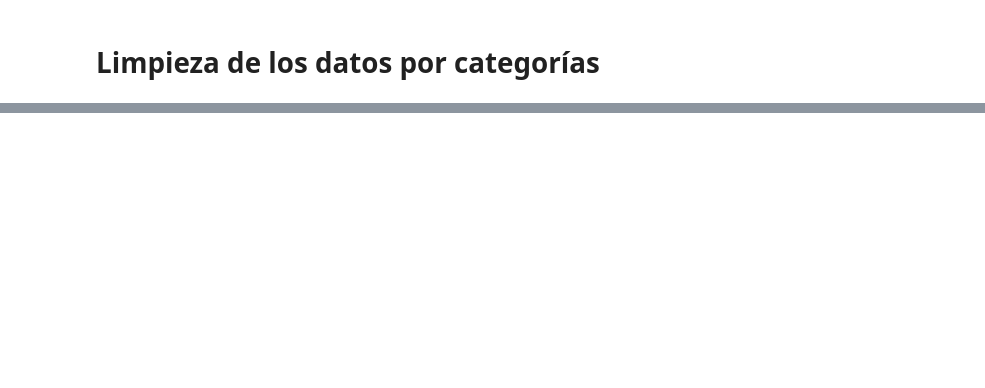
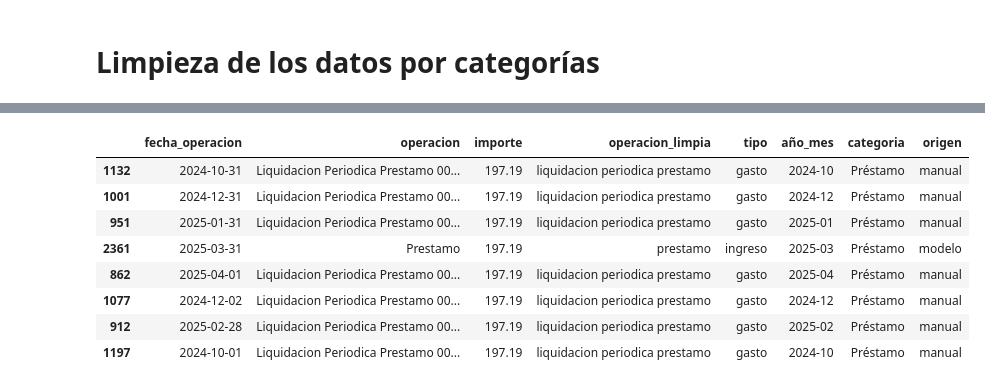
Before and after one commit to Ogomez07/Proyecto_TFM, a Jupyter notebook: categorizacion.ipynb, the cells around one changed output, grey strips where cells are left out. Cells and saved outputs as stored; diff of their text form; code cells hidden in the pictures; blank space fills up the shorter version.

```diff
--- a/categorizacion.ipynb
+++ b/categorizacion.ipynb
@@ -468,3 +496,15 @@ for cat in categorias:
+# %%
+df_categorizado[df_categorizado['categoria'] == 'Préstamo'].sample(8)
+# %% [output]
+|  | fecha_operacion | operacion | importe | operacion_limpia | tipo | año_mes | categoria | origen |
+| 1132 | 2024-10-31 | Liquidacion Periodica Prestamo 00... | 197.19 | liquidacion periodica prestamo | gasto | 2024-10 | Préstamo | manual |
+| 1001 | 2024-12-31 | Liquidacion Periodica Prestamo 00... | 197.19 | liquidacion periodica prestamo | gasto | 2024-12 | Préstamo | manual |
+| 951 | 2025-01-31 | Liquidacion Periodica Prestamo 00... | 197.19 | liquidacion periodica prestamo | gasto | 2025-01 | Préstamo | manual |
+| 2361 | 2025-03-31 | Prestamo | 197.19 | prestamo | ingreso | 2025-03 | Préstamo | modelo |
+| 862 | 2025-04-01 | Liquidacion Periodica Prestamo 00... | 197.19 | liquidacion periodica prestamo | gasto | 2025-04 | Préstamo | manual |
+| 1077 | 2024-12-02 | Liquidacion Periodica Prestamo 00... | 197.19 | liquidacion periodica prestamo | gasto | 2024-12 | Préstamo | manual |
+| 912 | 2025-02-28 | Liquidacion Periodica Prestamo 00... | 197.19 | liquidacion periodica prestamo | gasto | 2025-02 | Préstamo | manual |
+| 1197 | 2024-10-01 | Liquidacion Periodica Prestamo 00... | 197.19 | liquidacion periodica prestamo | gasto | 2024-10 | Préstamo | manual |
 # %%
 # Guardar el CSV
 df_categorizado.to_csv("Movimientos_categorizados.csv", index=False)
```
Also changed, not shown: parts of 15 cells of this notebook, 4 other files.
